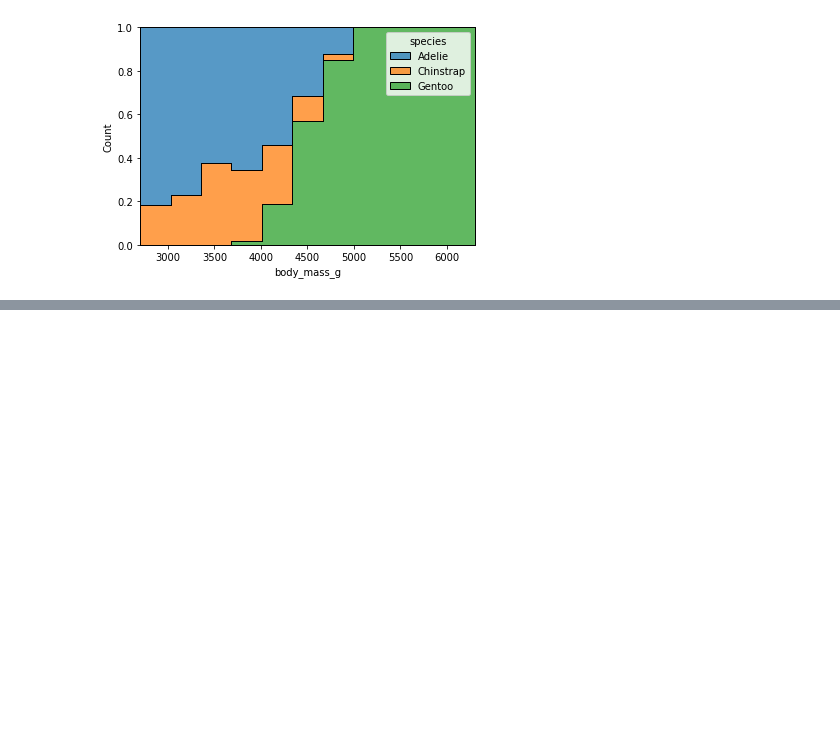
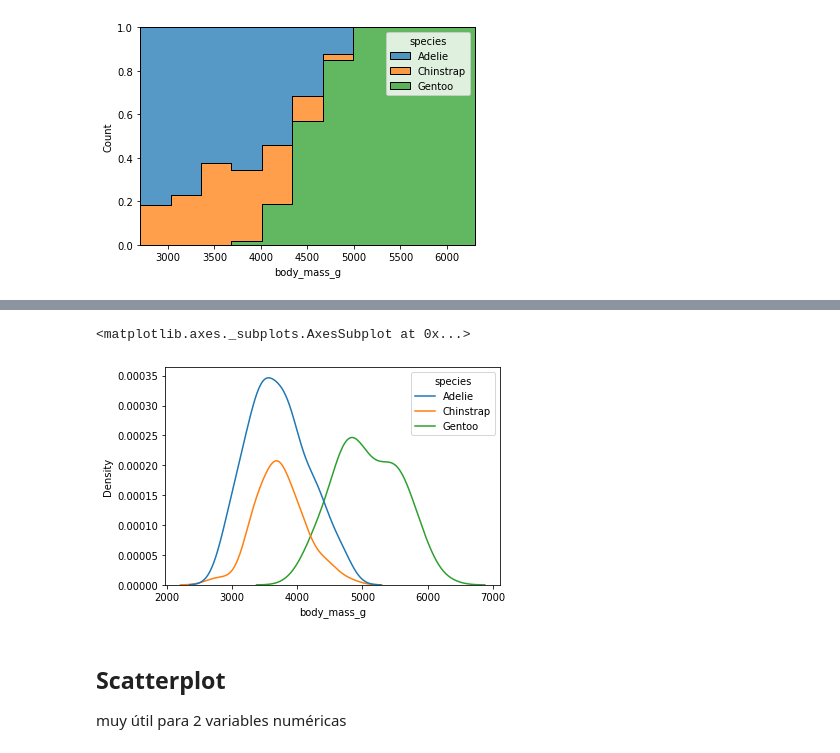
Before and after one commit to talitacardenas/The_Bridge_School_DataScience_PT, a Jupyter notebook: 02_DataAnalysis/labs/Pandas/10_Visualización_de_datos_Python_con_Matplotlib_Seaborn.ipynb, the cells around one changed output, grey strips where cells are left out. Drawn from its saved outputs; the diff is of its cells as text; code cells hidden in the pictures; blank space fills up the shorter version.

```diff
--- a/02_DataAnalysis/labs/Pandas/10_Visualización_de_datos_Python_con_Matplotlib_Seaborn.ipynb
+++ b/02_DataAnalysis/labs/Pandas/10_Visualización_de_datos_Python_con_Matplotlib_Seaborn.ipynb
@@ -406,0 +418,9 @@ sns.histplot(x=penguins.body_mass_g, hue=penguins.species, element="step", multi
+# %%
+sns.kdeplot(x=penguins.body_mass_g, hue=penguins.species)
+# %% [output]
+<matplotlib.axes._subplots.AxesSubplot at 0x...>
+[figure, added]
+# %% [markdown]
+## Scatterplot
+
+muy útil para 2 variables numéricas
```
Also changed, not shown: parts of 38 cells of this notebook.
